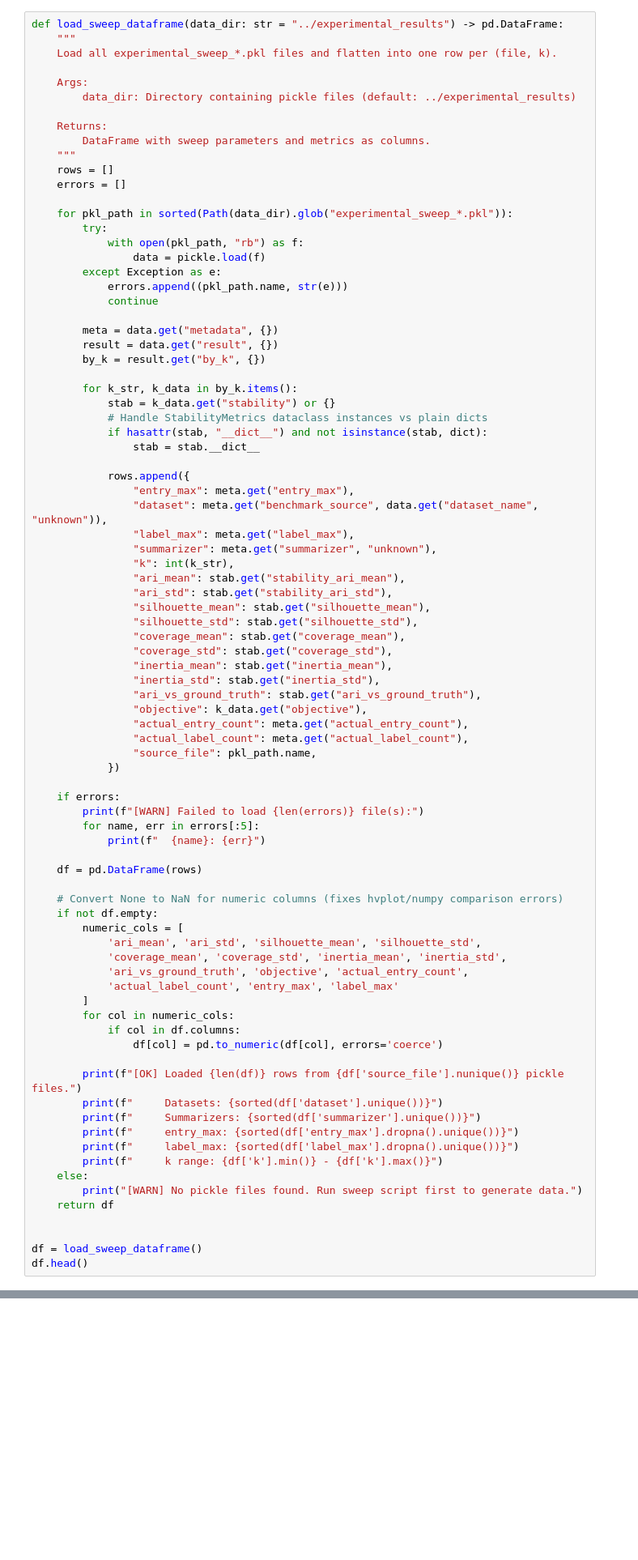
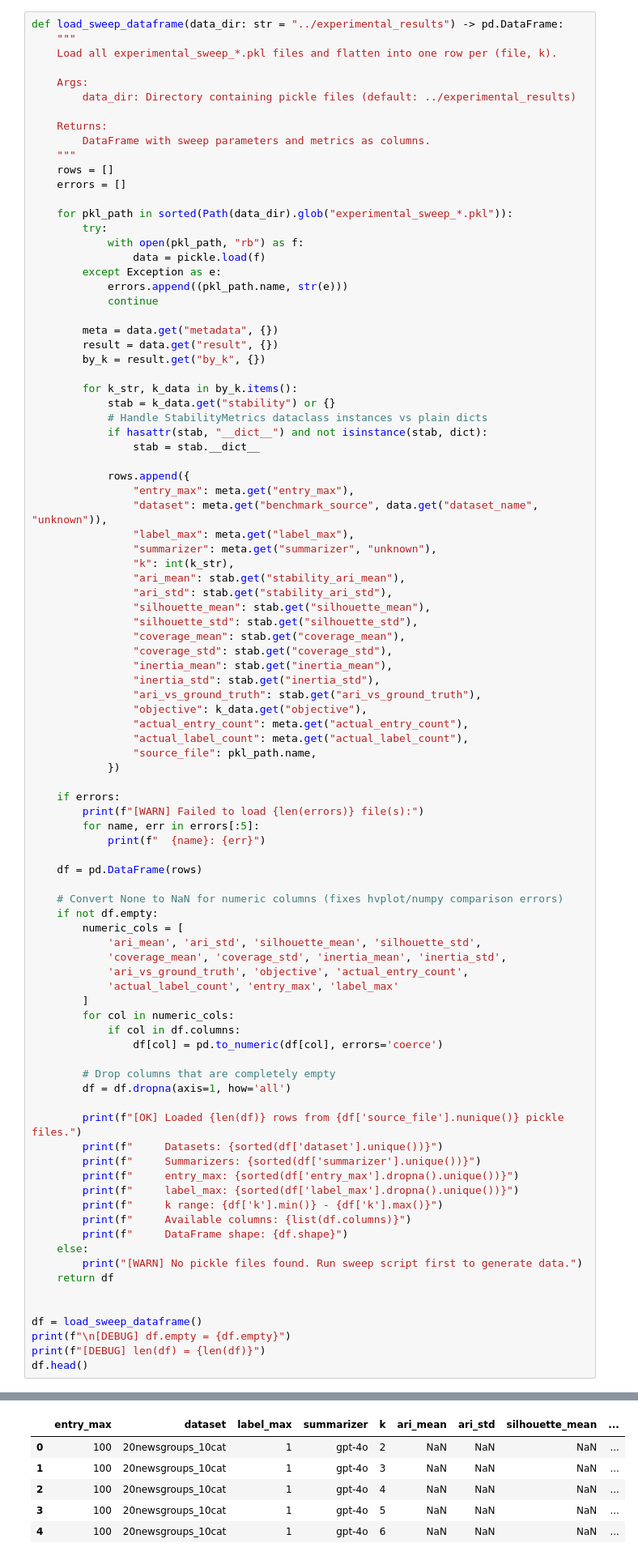
Before and after one commit to spencermcbridemoore/study-query-llm, a Jupyter notebook: notebooks/sweep_explorer.ipynb, the cells around one changed output, grey strips where cells are left out. Shown at 81% size. Drawn from its saved outputs; the diff is of its cells as text; blank space fills up the shorter version.

```diff
--- a/notebooks/sweep_explorer.ipynb
+++ b/notebooks/sweep_explorer.ipynb
@@ -97,16 +111,24 @@ def load_sweep_dataframe(data_dir: str = "../experimental_results") -> pd.DataFr
             if col in df.columns:
                 df[col] = pd.to_numeric(df[col], errors='coerce')
 
+        # Drop columns that are completely empty
+        df = df.dropna(axis=1, how='all')
+
         print(f"[OK] Loaded {len(df)} rows from {df['source_file'].nunique()} pickle files.")
         print(f"     Datasets: {sorted(df['dataset'].unique())}")
         print(f"     Summarizers: {sorted(df['summarizer'].unique())}")
         print(f"     entry_max: {sorted(df['entry_max'].dropna().unique())}")
         print(f"     label_max: {sorted(df['label_max'].dropna().unique())}")
         print(f"     k range: {df['k'].min()} - {df['k'].max()}")
+        print(f"     Available columns: {list(df.columns)}")
+        print(f"     DataFrame shape: {df.shape}")
     else:
         print("[WARN] No pickle files found. Run sweep script first to generate data.")
     return df
 
 
 df = load_sweep_dataframe()
+print(f"\n[DEBUG] df.empty = {df.empty}")
+print(f"[DEBUG] len(df) = {len(df)}")
 df.head()
+# %% [output]
@@ -113,3 +141,9 @@ df.head()
+|  | entry_max | dataset | label_max | summarizer | k | ari_mean | ari_std | silhouette_mean | ... |
+| 0 | 100 | 20newsgroups_10cat | 1 | gpt-4o | 2 | NaN | NaN | NaN | ... |
+| 1 | 100 | 20newsgroups_10cat | 1 | gpt-4o | 3 | NaN | NaN | NaN | ... |
+| 2 | 100 | 20newsgroups_10cat | 1 | gpt-4o | 4 | NaN | NaN | NaN | ... |
+| 3 | 100 | 20newsgroups_10cat | 1 | gpt-4o | 5 | NaN | NaN | NaN | ... |
+| 4 | 100 | 20newsgroups_10cat | 1 | gpt-4o | 6 | NaN | NaN | NaN | ... |
 # %% [markdown]
 ## Interactive Explorer
 
```
Also changed, not shown: parts of 3 cells of this notebook.
